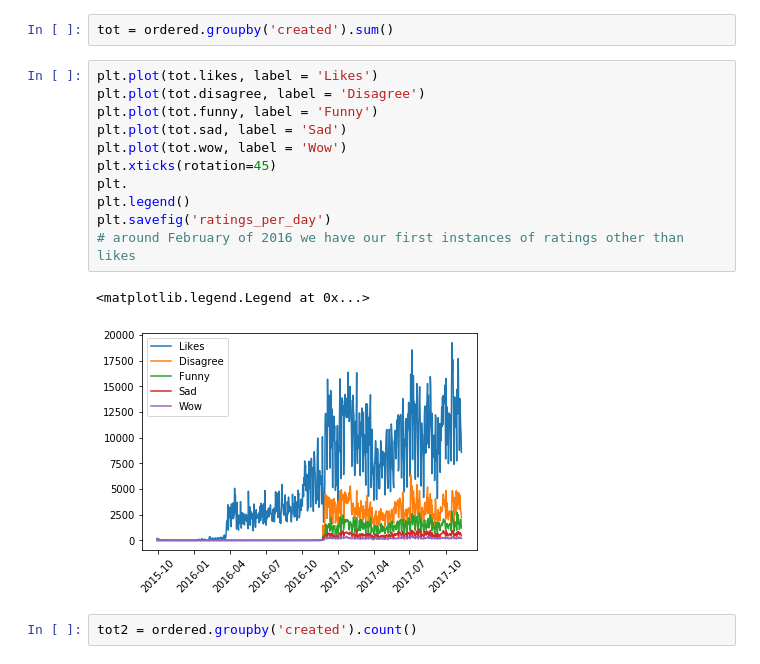
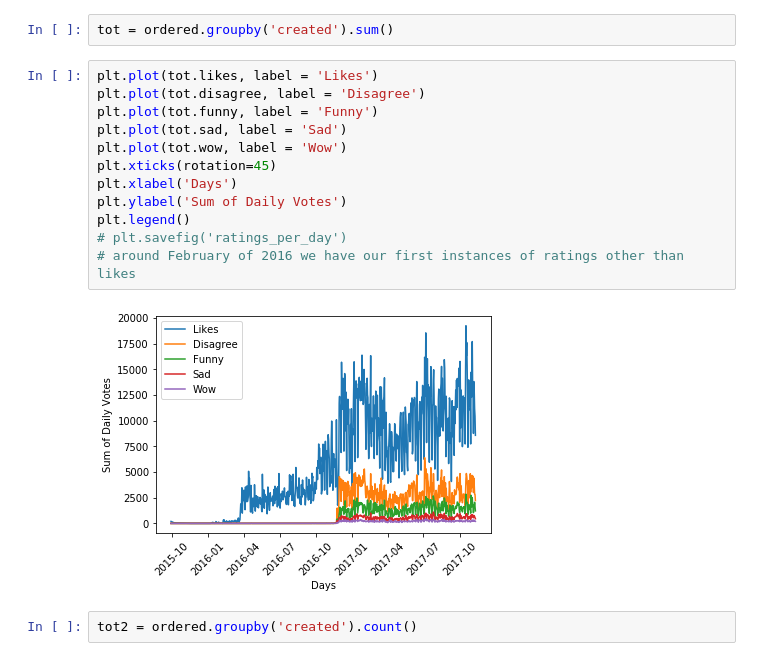
Before and after one commit to hberginc/Capstone2_temp_name, a Jupyter notebook: EDA.ipynb, the cells around one changed output. Drawn from its saved outputs; the diff is of its cells as text.

```diff
--- a/EDA.ipynb
+++ b/EDA.ipynb
@@ -99,17 +99,17 @@ tot = ordered.groupby('created').sum()
 # %%
 plt.plot(tot.likes, label = 'Likes')
 plt.plot(tot.disagree, label = 'Disagree')
 plt.plot(tot.funny, label = 'Funny')
 plt.plot(tot.sad, label = 'Sad')
 plt.plot(tot.wow, label = 'Wow')
 plt.xticks(rotation=45)
-plt.
+plt.xlabel('Days')
+plt.ylabel('Sum of Daily Votes')
 plt.legend()
-plt.savefig('ratings_per_day')
+# plt.savefig('ratings_per_day')
 # around February of 2016 we have our first instances of ratings other than likes
 # %% [output]
-<matplotlib.legend.Legend at 0x...>
-[figure, old version]
+[figure, new version]
 # %%
 tot2 = ordered.groupby('created').count()
 # %%
```
